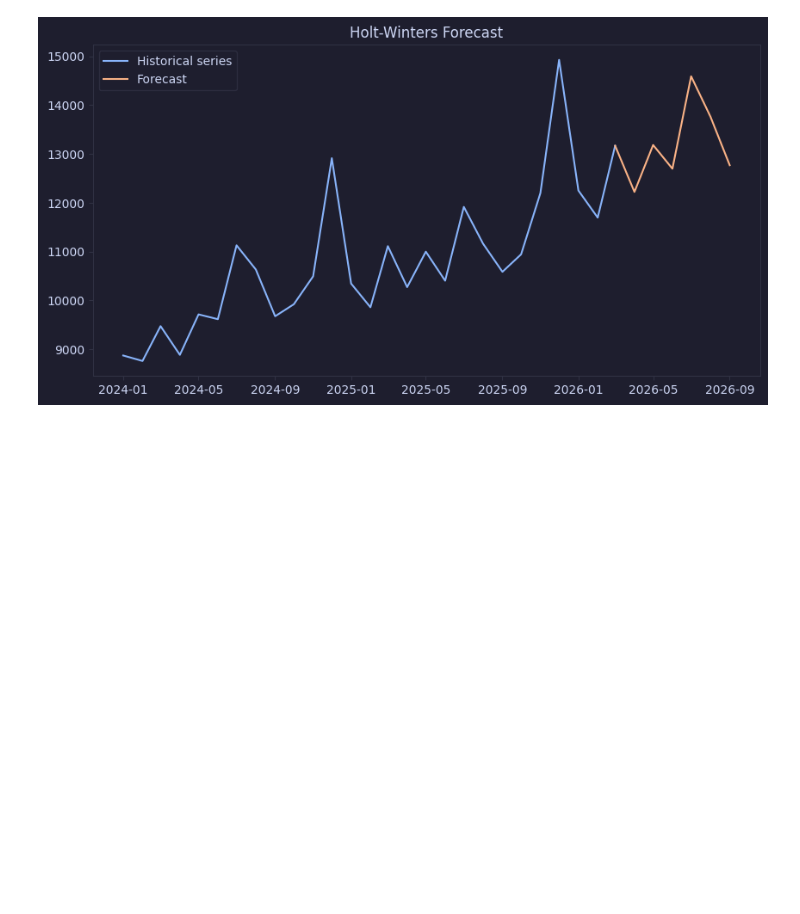
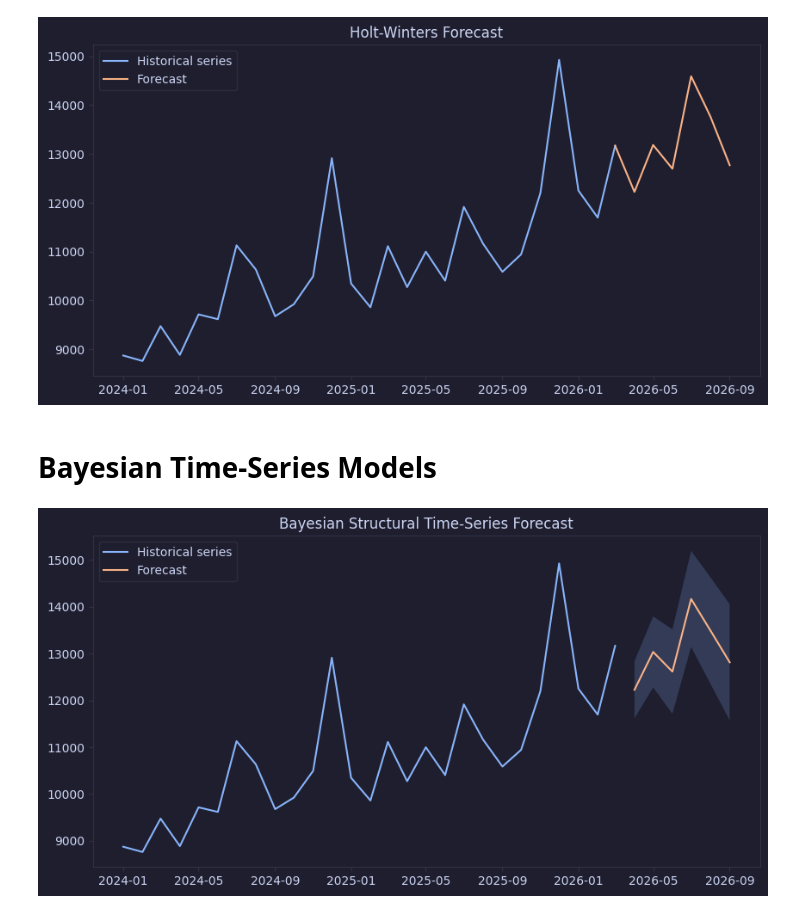
Before and after one commit to FerCorcuera/BCRP-ANALYTICS, a Jupyter notebook: payment-system/notebooks/ps_market_forecasting_v2.ipynb, the cells around one changed output. Cells and saved outputs as stored; diff of their text form; code cells hidden in the pictures; blank space fills up the shorter version.

Commit message:
bcrp_analyzer: fixing typos inside the class and starting the bayesian model for payment system

```diff
--- a/payment-system/notebooks/ps_market_forecasting_v2.ipynb
+++ b/payment-system/notebooks/ps_market_forecasting_v2.ipynb
@@ -104,3 +104,46 @@ plt.title("Holt-Winters Forecast")
 plt.show()
 # %% [output]
 [figure]
+# %% [markdown]
+# **Bayesian Time-Series Models**
+# %%
+from statsmodels.tsa.statespace.structural import UnobservedComponents
+
+df_forecast = df_adquirentes_facilitadores.sort_values("period").set_index("period")
+
+serie = df_forecast["monto_total_adqfac"].dropna()
+
+
+model = UnobservedComponents(
+    serie,
+    level="local linear trend",
+    seasonal=12,
+)
+
+results = model.fit()
+
+
+forecast = results.get_forecast(steps=6)
+
+forecast_mean = forecast.predicted_mean
+forecast_ci = forecast.conf_int()
+
+
+plt.figure(figsize=(10, 5))
+
+plt.plot(serie.index, serie, label="Historical series")
+
+plt.plot(forecast_mean.index, forecast_mean, label="Forecast")
+
+plt.fill_between(
+    forecast_ci.index,
+    forecast_ci.iloc[:, 0],
+    forecast_ci.iloc[:, 1],
+    alpha=0.2,
+)
+
+plt.title("Bayesian Structural Time-Series Forecast")
+plt.legend()
+plt.show()
+# %% [output]
+[figure, added]
```
Also changed, not shown: 1 other file.
